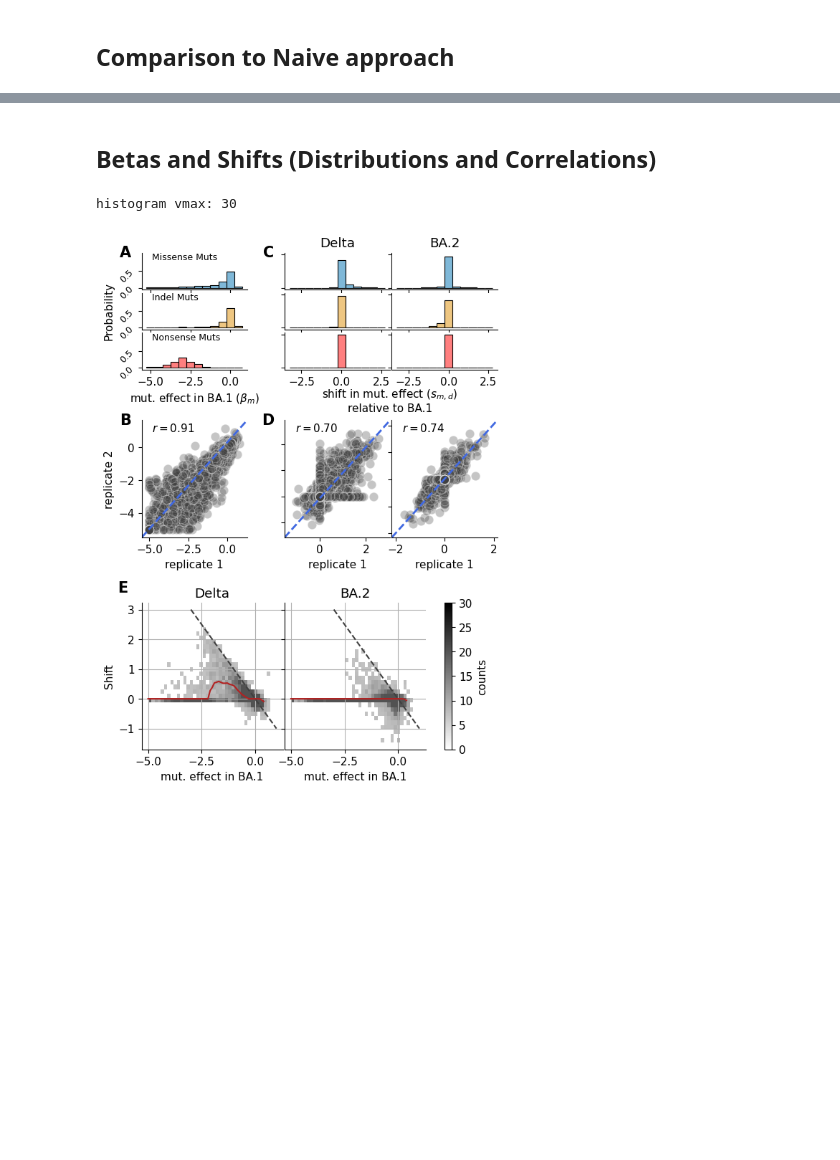
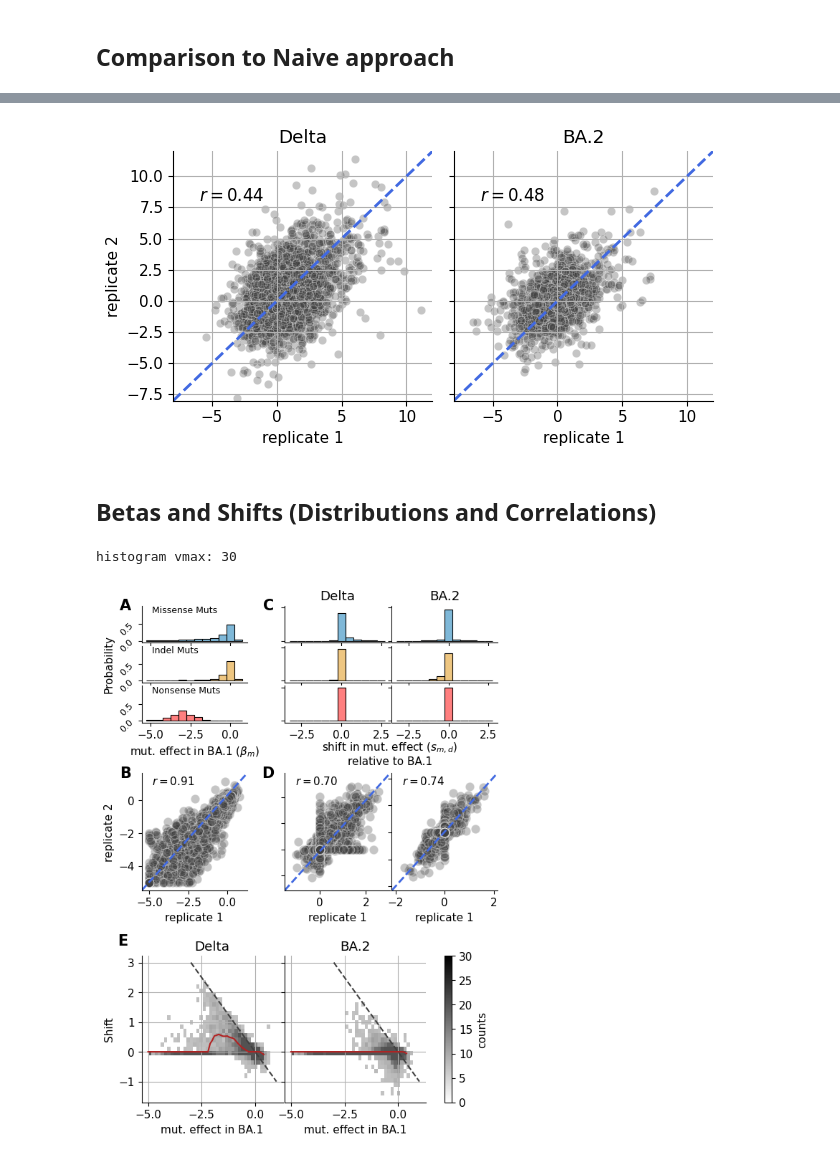
Before and after one commit to matsengrp/SARS-CoV-2_spike_multidms, a Jupyter notebook: notebooks/manuscript-figures.ipynb, the cells around one changed output, grey strips where cells are left out. Drawn from its saved outputs; the diff is of its cells as text; code cells hidden in the pictures; blank space fills up the shorter version.

```diff
--- a/notebooks/manuscript-figures.ipynb
+++ b/notebooks/manuscript-figures.ipynb
@@ -1340,0 +1287,4 @@ mut_df_replicates
+# %%
+naive_model_set = "../results/naive_approach/"
+naive_models = pickle.load(open(f"{naive_model_set}/models.pkl", "rb"))
+naive_models
@@ -1340,0 +1300,4 @@ mut_df_replicates
+# %%
+fit_dict = {f"{row.replicate}-{row.condition}":row.model_3000 for _, row in naive_models.iterrows()}
+mut_df = multidms.utils.combine_replicate_muts(fit_dict,how="inner",times_seen_threshold=3)
+mut_df
@@ -1340,0 +1319,8 @@ mut_df_replicates
+# %%
+reference = "Omicron_BA1"
+for i, condition in enumerate(["Delta", "Omicron_BA2"]):
+    for replicate in [0, 1]:
+        reference_betas = mut_df[f"{replicate}-{reference}_β"]
+        condition_betas = mut_df[f"{replicate}-{condition}_β"]
+        mut_df[f"{replicate}-{condition}_S"] = condition_betas - reference_betas
+mut_df
@@ -1341,3 +1342,45 @@ mut_df_replicates
+# %%
+saveas = "naive_approach_replicate_shifts_correlation"
+
+fig, ax = plt.subplots(1,2, figsize=[6.4,3.5], sharex=True, sharey=True)
+
+for i, condition in enumerate(["Delta", "Omicron_BA2"]):
+    iter_ax = ax[i]
+    sns.scatterplot(
+        mut_df,
+        x=f"0-{condition}_S",
+        y=f"1-{condition}_S",
+        ax=iter_ax,
+        alpha=0.3,
+        c='0.25'
+    )
+    iter_ax.set_ylim(-8, 12)
+    iter_ax.set_xlim(-8, 12)
+    iter_ax.plot([-8, 12], [-8, 12], "--", lw=2, c="royalblue")
+
+    corr = pearsonr(mut_df[f"0-{condition}_S"], mut_df[f"1-{condition}_S"])[0]
+#     sns.scatterplot(mut_df, x=f"0-{condition}_S", y=f"1-{condition}_S", ax=ax[i], alpha=0.25)
+    ax[i].annotate(
+        f"$r = {corr:.2f}$",
+        (0.1, 0.8),
+        xycoords="axes fraction",
+        fontsize=12
+    )
+    iter_ax.grid()
+    sns.despine(ax=iter_ax)
+
+ax[0].set_title("Delta")
+ax[0].set_xlabel("replicate 1")
+ax[0].set_ylabel("replicate 2")
+ax[1].set_title("BA.2")
+ax[1].set_xlabel("replicate 1")
+
+plt.tight_layout()
+fig.savefig(f"{OUTDIR}/{saveas}.pdf",bbox_inches='tight')
+fig.savefig(f"{OUTDIR}/{saveas}.png",bbox_inches='tight')
+plt.show()
+# %% [output]
+[figure, added]
 # %% [markdown]
 ## Betas and Shifts (Distributions and Correlations)
 # %%
```
Also changed, not shown: parts of 15 cells of this notebook, 10 other files.
